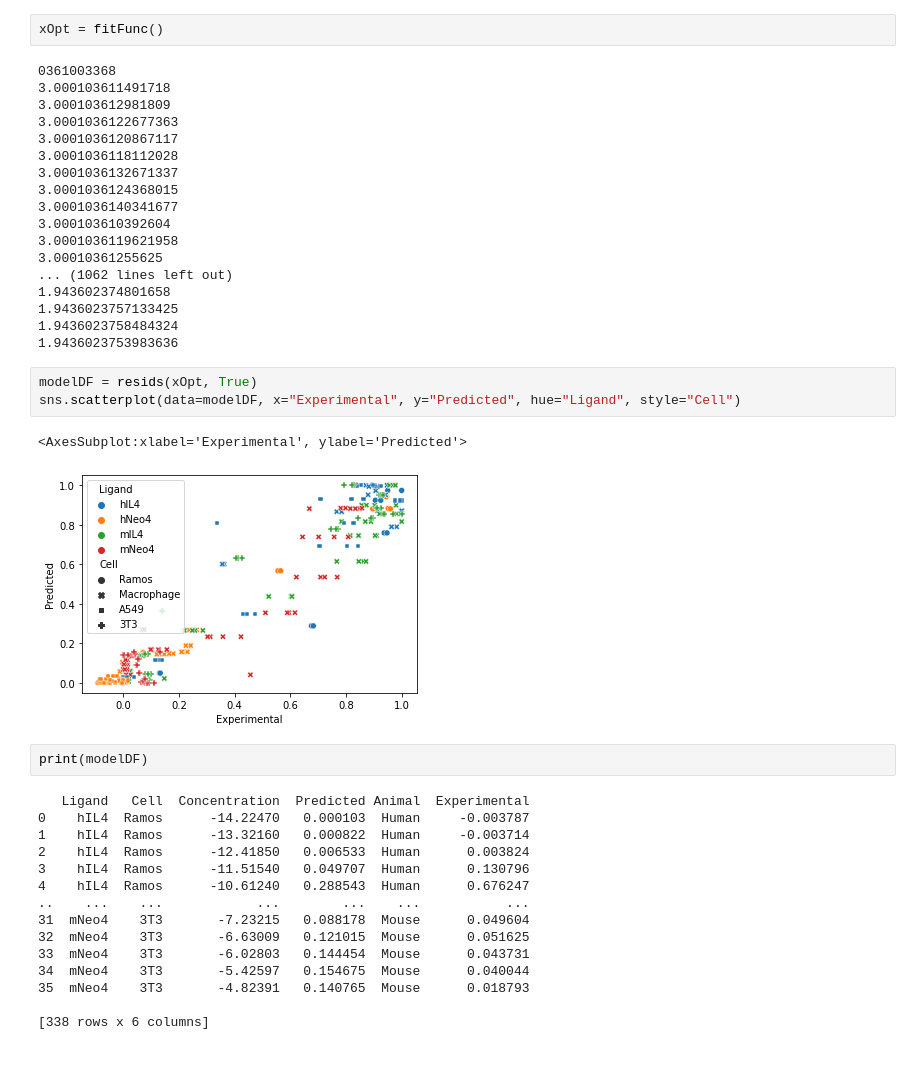
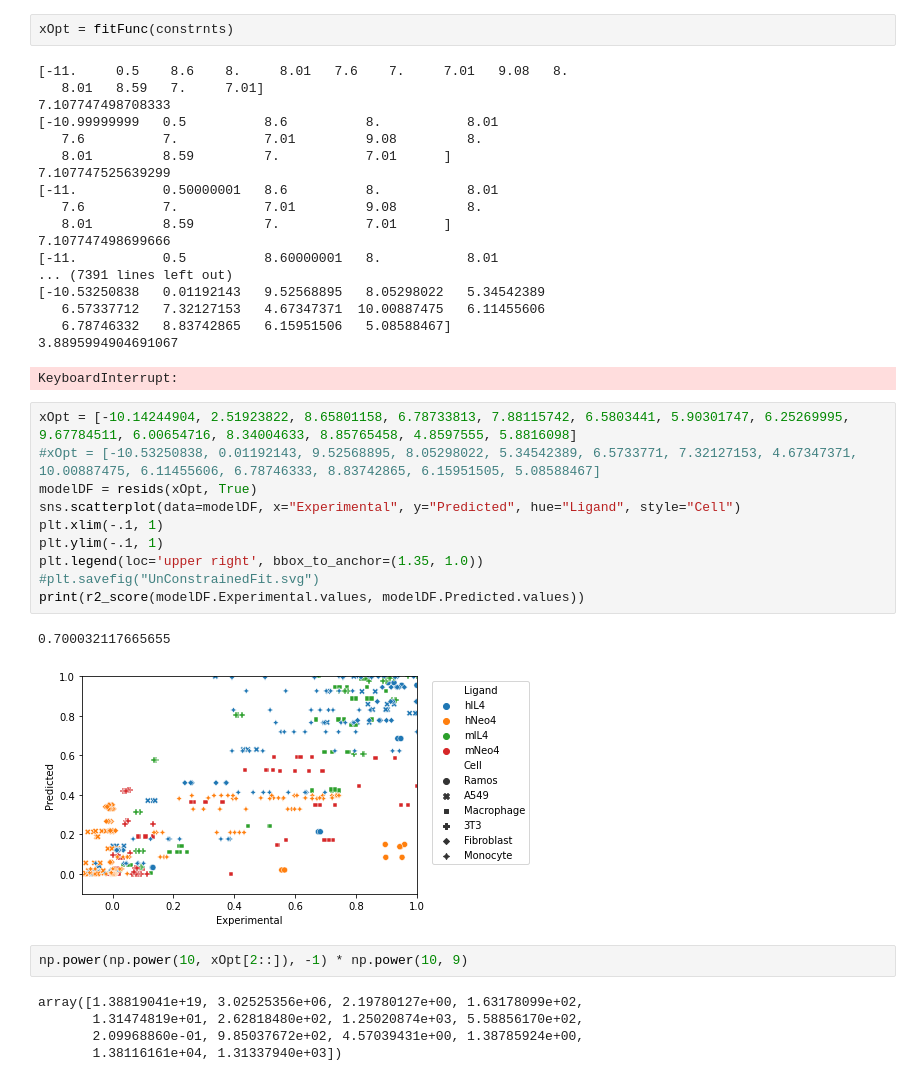
Before and after one commit to meyer-lab/IL4-model, a Jupyter notebook: polyc.ipynb, the cells around one changed output. Cells and saved outputs as stored; diff of their text form.

```diff
--- a/polyc.ipynb
+++ b/polyc.ipynb
@@ -55,46 +98,44 @@ def resids(x, retDF=False):
 # %%
-xOpt = fitFunc()
+xOpt = fitFunc(constrnts)
 # %% [output]
-0361003368
-3.000103611491718
-3.000103612981809
-3.0001036122677363
-3.0001036120867117
-3.0001036118112028
-3.0001036132671337
-3.0001036124368015
-3.0001036140341677
-3.000103610392604
-3.0001036119621958
-3.00010361255625
-... (1062 lines left out)
-1.943602374801658
-1.9436023757133425
-1.9436023758484324
-1.9436023753983636
+[-11.     0.5    8.6    8.     8.01   7.6    7.     7.01   9.08   8.
+   8.01   8.59   7.     7.01]
+7.107747498708333
+[-10.99999999   0.5          8.6          8.           8.01
+   7.6          7.           7.01         9.08         8.
+   8.01         8.59         7.           7.01      ]
+7.107747525639299
+[-11.           0.50000001   8.6          8.           8.01
+   7.6          7.           7.01         9.08         8.
+   8.01         8.59         7.           7.01      ]
+7.107747498699666
+[-11.           0.5          8.60000001   8.           8.01
+... (7391 lines left out)
+[-10.53250838   0.01192143   9.52568895   8.05298022   5.34542389
+   6.57337712   7.32127153   4.67347371  10.00887475   6.11455606
+   6.78746332   8.83742865   6.15951506   5.08588467]
+3.8895994904691067
+KeyboardInterrupt:
-# %%
-modelDF = resids(xOpt, True)
-sns.scatterplot(data=modelDF, x="Experimental", y="Predicted", hue="Ligand", style="Cell")
-# %% [output]
-<AxesSubplot:xlabel='Experimental', ylabel='Predicted'>
-[figure, removed]
-# %%
-print(modelDF)
-# %% [output]
-   Ligand   Cell  Concentration  Predicted Animal  Experimental
-0    hIL4  Ramos      -14.22470   0.000103  Human     -0.003787
-1    hIL4  Ramos      -13.32160   0.000822  Human     -0.003714
-2    hIL4  Ramos      -12.41850   0.006533  Human      0.003824
-3    hIL4  Ramos      -11.51540   0.049707  Human      0.130796
-4    hIL4  Ramos      -10.61240   0.288543  Human      0.676247
-..    ...    ...            ...        ...    ...           ...
-31  mNeo4    3T3       -7.23215   0.088178  Mouse      0.049604
-32  mNeo4    3T3       -6.63009   0.121015  Mouse      0.051625
-33  mNeo4    3T3       -6.02803   0.144454  Mouse      0.043731
-34  mNeo4    3T3       -5.42597   0.154675  Mouse      0.040044
-35  mNeo4    3T3       -4.82391   0.140765  Mouse      0.018793
-
-[338 rows x 6 columns]
+# %%
+xOpt = [-10.14244904, 2.51923822, 8.65801158, 6.78733813, 7.88115742, 6.5803441, 5.90301747, 6.25269995, 9.67784511, 6.00654716, 8.34004633, 8.85765458, 4.8597555, 5.8816098]
+#xOpt = [-10.53250838, 0.01192143, 9.52568895, 8.05298022, 5.34542389, 6.5733771, 7.32127153, 4.67347371, 10.00887475, 6.11455606, 6.78746333, 8.83742865, 6.15951505, 5.08588467]
+modelDF = resids(xOpt, True)
+sns.scatterplot(data=modelDF, x="Experimental", y="Predicted", hue="Ligand", style="Cell")
+plt.xlim(-.1, 1)
+plt.ylim(-.1, 1)
+plt.legend(loc='upper right', bbox_to_anchor=(1.35, 1.0))
+#plt.savefig("UnConstrainedFit.svg")
+print(r2_score(modelDF.Experimental.values, modelDF.Predicted.values))
+# %% [output]
+0.700032117665655
+[figure, added]
+# %%
+np.power(np.power(10, xOpt[2::]), -1) * np.power(10, 9)
+# %% [output]
+array([1.38819041e+19, 3.02525356e+06, 2.19780127e+00, 1.63178099e+02,
+       1.31474819e+01, 2.62818480e+02, 1.25020874e+03, 5.58856170e+02,
+       2.09968860e-01, 9.85037672e+02, 4.57039431e+00, 1.38785924e+00,
+       1.38116161e+04, 1.31337940e+03])
 # %%
 for cell in modelDF.Cell.unique():
     for animal in modelDF.loc[modelDF.Cell == cell].Animal.unique():
```
Also changed, not shown: parts of 4 cells of this notebook, 1 other file.
